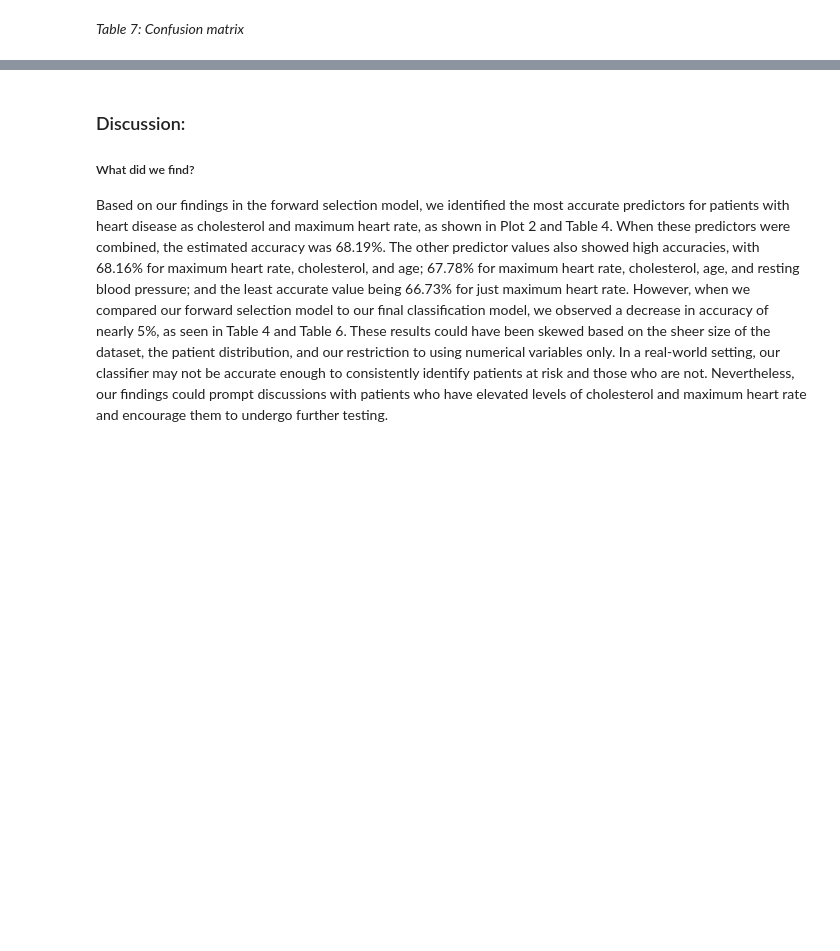
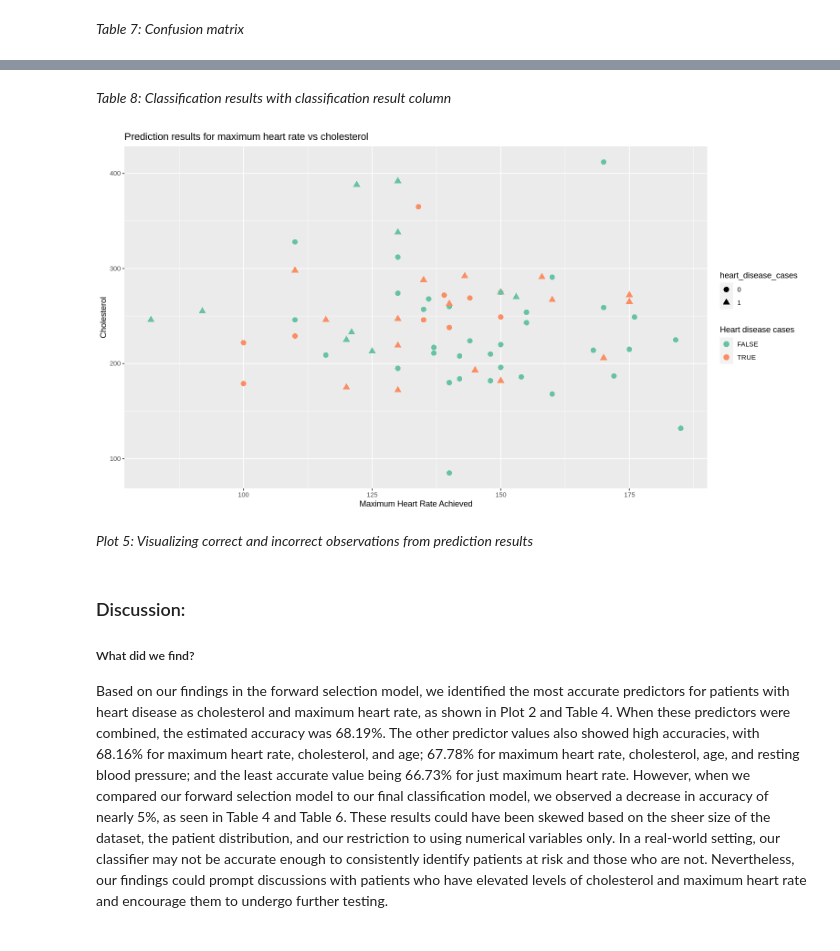
Before and after one commit to jaden-lai/DSCI-100-006-21, a Jupyter notebook: project_final.ipynb, the cells around one changed output, grey strips where cells are left out. Drawn from its saved outputs; the diff is of its cells as text; code cells hidden in the pictures; blank space fills up the shorter version.

```diff
--- a/project_final.ipynb
+++ b/project_final.ipynb
@@ -357,0 +357,5 @@ Our model using the highest estimated accuracy predictors, and the highest estim
+# %%
+incorrect_observations <- hd_predictions |>
+                    mutate(prediction_result = .pred_class != heart_disease_cases)
+
+incorrect_observations
@@ -358,3 +373,17 @@ Our model using the highest estimated accuracy predictors, and the highest estim
+# %% [markdown]
+*Table 8: Classification results with classification result column*
+# %%
+heart_disease_prediction_result_plot <- incorrect_observations |>
+    ggplot(aes(x = maximum_heart_rate_achieved, y = cholesterol, shape = heart_disease_cases, color = prediction_result)) +
+        geom_point(size = 3) +
+        labs(x = "Maximum Heart Rate Achieved", y = "Cholesterol", color = "Heart disease cases", title = "Prediction results for maximum heart rate vs cholesterol") +
+        scale_color_brewer(palette = "Set2")
+
+heart_disease_prediction_result_plot
+# %% [output]
+[figure, added]
+# %% [markdown]
+*Plot 5: Visualizing correct and incorrect observations from prediction results*
 # %% [markdown]
 ### Discussion:
 ##### What did we find?
```
Also changed, not shown: parts of 10 cells of this notebook.
